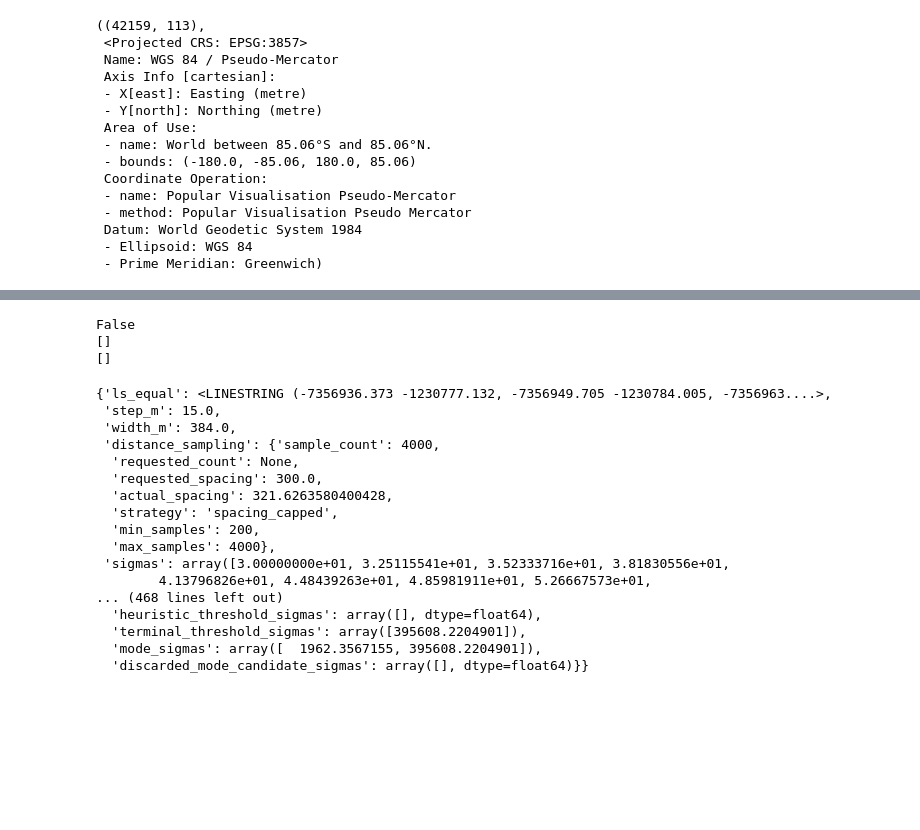
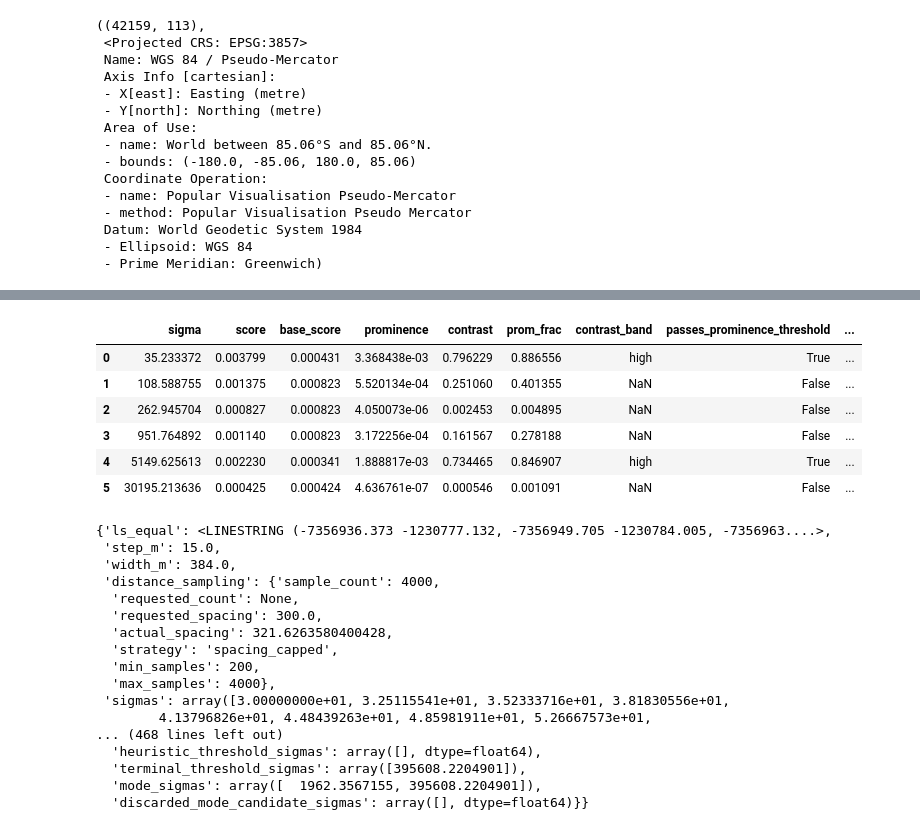
Before and after one commit to niekcde/single_thread_channel_hierarchy, a Jupyter notebook: test_pipeline.ipynb, the cells around one changed output, grey strips where cells are left out. Cells and saved outputs as stored; diff of their text form; code cells hidden in the pictures; blank space fills up the shorter version.

```diff
--- a/test_pipeline.ipynb
+++ b/test_pipeline.ipynb
@@ -126,8 +122,0 @@ fig
-# %%
-print(result["axis_fallback_used"])
-print(result["peak_boundary_sigmas"])
-print(result["added_boundary_sigmas"])
-# %% [output]
-False
-[]
-[]
@@ -134,3 +135,29 @@ False
+# %%
+import pandas as pd
+
+cand = pd.DataFrame(result["boundary_diagnostics"]["candidates"])
+cand[[
+    "sigma",
+    "score",
+    "base_score",
+    "prominence",
+    "contrast",
+    "prom_frac",
+    "contrast_band",
+    "passes_prominence_threshold",
+    "passes_jump_gate",
+    "passes_contrast_gate",
+    "decision",
+    "reason",
+]]
+# %% [output]
+|  | sigma | score | base_score | prominence | contrast | prom_frac | contrast_band | passes_prominence_threshold | ... |
+| 0 | 35.233372 | 0.003799 | 0.000431 | 3.368438e-03 | 0.796229 | 0.886556 | high | True | ... |
+| 1 | 108.588755 | 0.001375 | 0.000823 | 5.520134e-04 | 0.251060 | 0.401355 | NaN | False | ... |
+| 2 | 262.945704 | 0.000827 | 0.000823 | 4.050073e-06 | 0.002453 | 0.004895 | NaN | False | ... |
+| 3 | 951.764892 | 0.001140 | 0.000823 | 3.172256e-04 | 0.161567 | 0.278188 | NaN | False | ... |
+| 4 | 5149.625613 | 0.002230 | 0.000341 | 1.888817e-03 | 0.734465 | 0.846907 | high | True | ... |
+| 5 | 30195.213636 | 0.000425 | 0.000424 | 4.636761e-07 | 0.000546 | 0.001091 | NaN | False | ... |
 # %%
 result
 # %% [output]
```
Also changed, not shown: parts of 9 cells of this notebook, 2 other files.
